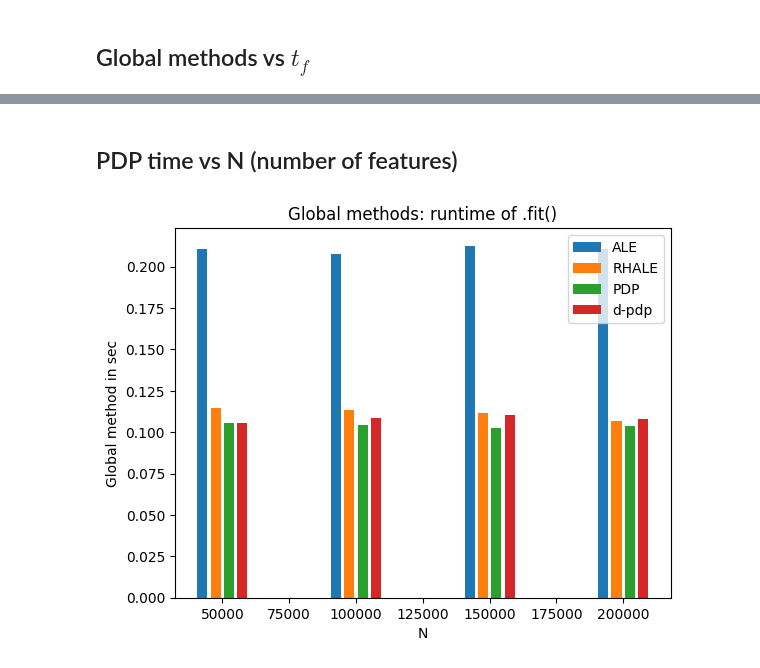
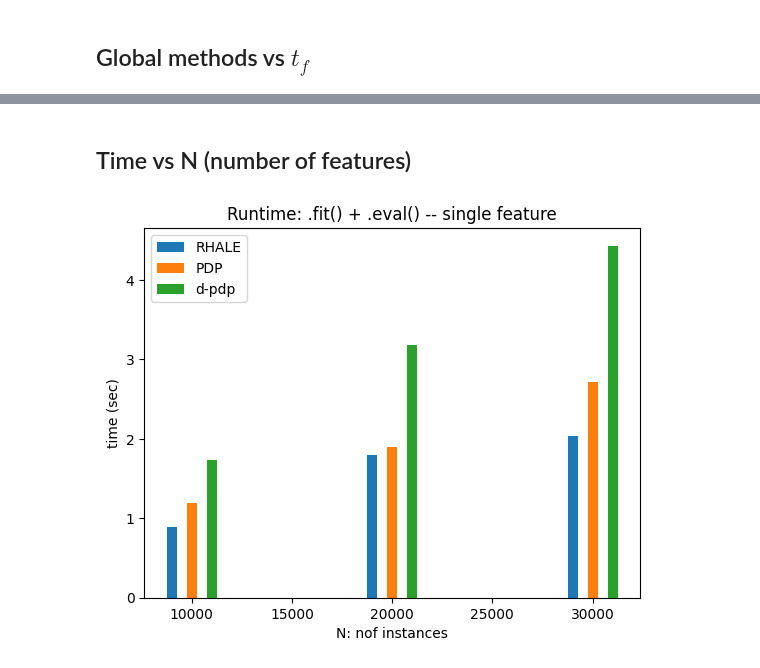
Before and after one commit to givasile/effector, a Jupyter notebook: notebooks/synthetic-examples/06_efficiency_comparison_regional_latest.ipynb, the cells around one changed output, grey strips where cells are left out. Drawn from its saved outputs; the diff is of its cells as text; code cells hidden in the pictures.

Commit message:
execution time notebooks almost ready

```diff
--- a/notebooks/synthetic-examples/06_efficiency_comparison_regional_latest.ipynb
+++ b/notebooks/synthetic-examples/06_efficiency_comparison_regional_latest.ipynb
@@ -151,23 +141,22 @@ for metric in ["fit", "eval", "total"]:
 # %%
 t = 0.1
-N = 100_000
-D = 30
-T = 100
+N = 10_000
+D = 5
+K = 100
 M = 100
 repetitions = 2
 features=[0]
 # %%
-method_names = ["ale", "rhale", "pdp", "d_pdp"]
+method_names = ["rhale", "pdp", "d_pdp"]
 vec = np.array([3, 4, 5, 6])
 time_dict = {method_name: [] for method_name in method_names}
 for D in vec:
-    features = [dd for dd in range(D)]
     model = return_predict(t)
     model_jac = return_jacobian(t)
     for method_name in method_names:
         time_dict[method_name].append(measure_time(method_name, features))
 # %%
-for metric in ["fit", "eval", "total"]:
+for metric in ["total"]:
     if metric in ["fit", "eval"]:
         title = "Runtime: ." + metric + "() -- single feature"
     else:
@@ -189,5 +176,5 @@ for metric in ["fit", "eval", "total"]:
 # %% [markdown]
-## PDP time vs N (number of features)
+## Time vs N (number of features)
 # %%
 t = 0.1
 N = 100_000
@@ -197,8 +184,8 @@ M = 100
 repetitions = 2
 features=[0]
 # %%
-method_names = ["ale", "rhale", "pdp", "d_pdp"]
-vec = np.array([50_000, 100_000, 150_000, 200_000])
+method_names = ["rhale", "pdp", "d_pdp"]
+vec = np.array([10_000, 20_000, 30_000])
 time_dict = {method_name: [] for method_name in method_names}
 for N in vec:
     model = return_predict(t)
@@ -206,14 +193,20 @@ for N in vec:
     for method_name in method_names:
         time_dict[method_name].append(measure_time(method_name, features))
 # %%
-bar_plot(
-    vec,
-    time_dict,
-    method_names,
-    metric="fit",
-    title="Global methods: runtime of .fit()",
-    xlabel="N",
-    ylabel="Global method in sec"
+for metric in ["total"]:
+    if metric in ["fit", "eval"]:
+        title = "Runtime: ." + metric + "() -- single feature"
+    else:
+        title = "Runtime: .fit() + .eval() -- single feature"
+
+    bar_plot(
+        vec,
+        time_dict,
+        method_names,
+        metric=metric,
+        title=title,
+        xlabel="N: nof instances",
+        ylabel="time (sec)"
 )
 # %% [output]
-[figure, old version]
+[figure, new version]
```
Also changed, not shown: parts of 15 cells of this notebook, 4 other files.
